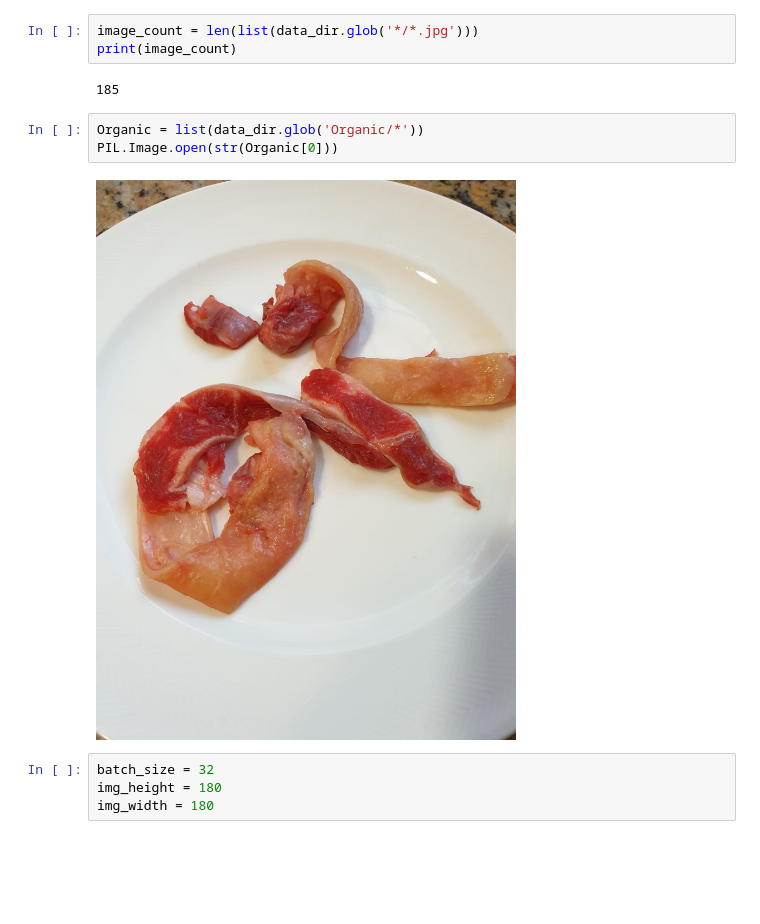
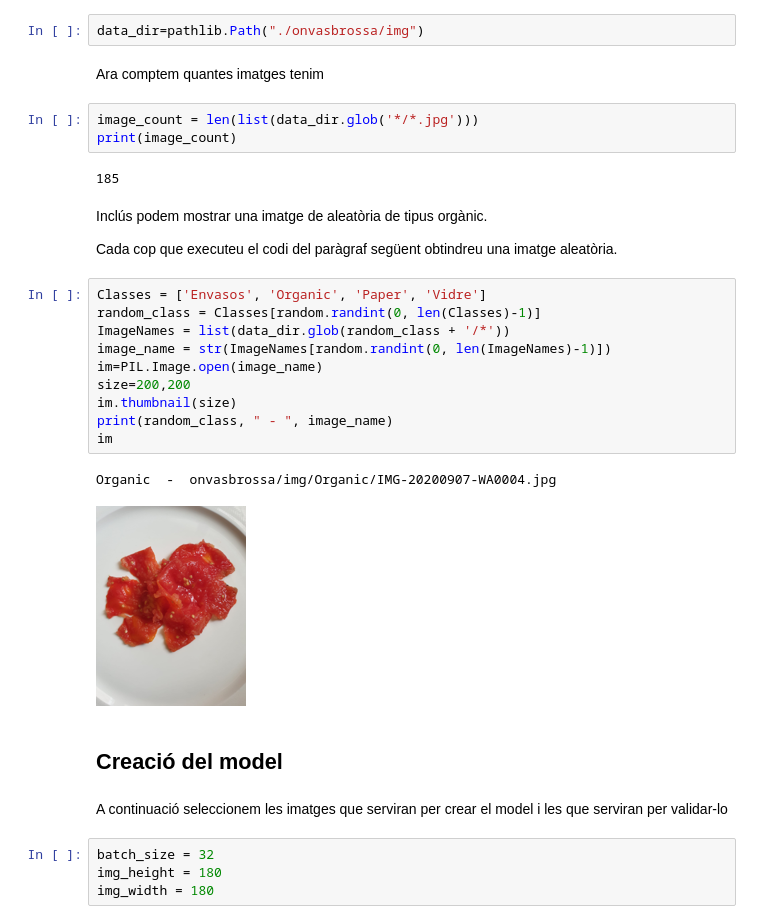
Before and after one commit to jmcarbo/onvasbrossa, a Jupyter notebook: Onvasbrossa.ipynb, the cells around one changed output. Cells and saved outputs as stored; diff of their text form; blank space fills up the shorter version.

```diff
--- a/Onvasbrossa.ipynb
+++ b/Onvasbrossa.ipynb
@@ -43,13 +60,33 @@ data_dir=pathlib.Path("./Reconeixement de Imatges")
+# %%
+data_dir=pathlib.Path("./onvasbrossa/img")
+# %% [markdown]
+Ara comptem quantes imatges tenim
 # %%
 image_count = len(list(data_dir.glob('*/*.jpg')))
 print(image_count)
 # %% [output]
 185
-# %%
-Organic = list(data_dir.glob('Organic/*'))
-PIL.Image.open(str(Organic[0]))
-# %% [output]
-[figure, removed]
+# %% [markdown]
+Inclús podem mostrar una imatge de aleatòria de tipus orgànic.
+
+Cada cop que executeu el codi del paràgraf següent obtindreu una imatge aleatòria.
+# %%
+Classes = ['Envasos', 'Organic', 'Paper', 'Vidre']
+random_class = Classes[random.randint(0, len(Classes)-1)]
+ImageNames = list(data_dir.glob(random_class + '/*'))
+image_name = str(ImageNames[random.randint(0, len(ImageNames)-1)])
+im=PIL.Image.open(image_name)
+size=200,200
+im.thumbnail(size)
+print(random_class, " - ", image_name)
+im
+# %% [output]
+Organic  -  onvasbrossa/img/Organic/IMG-20200907-WA0004.jpg
+[figure, added]
+# %% [markdown]
+## Creació del model
+# %% [markdown]
+A continuació seleccionem les imatges que serviran per crear el model i les que serviran per validar-lo
 # %%
 batch_size = 32
 img_height = 180
```
Also changed, not shown: parts of 34 cells of this notebook.
